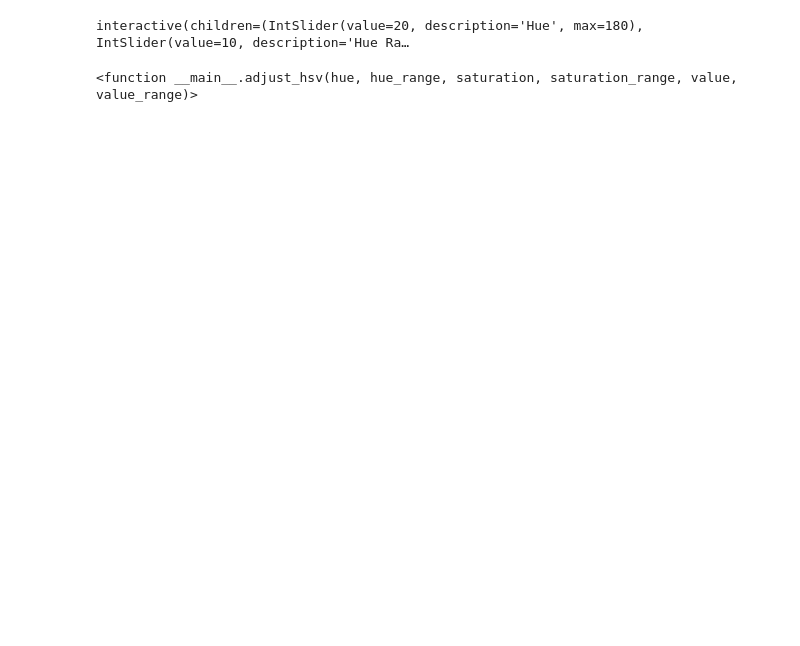
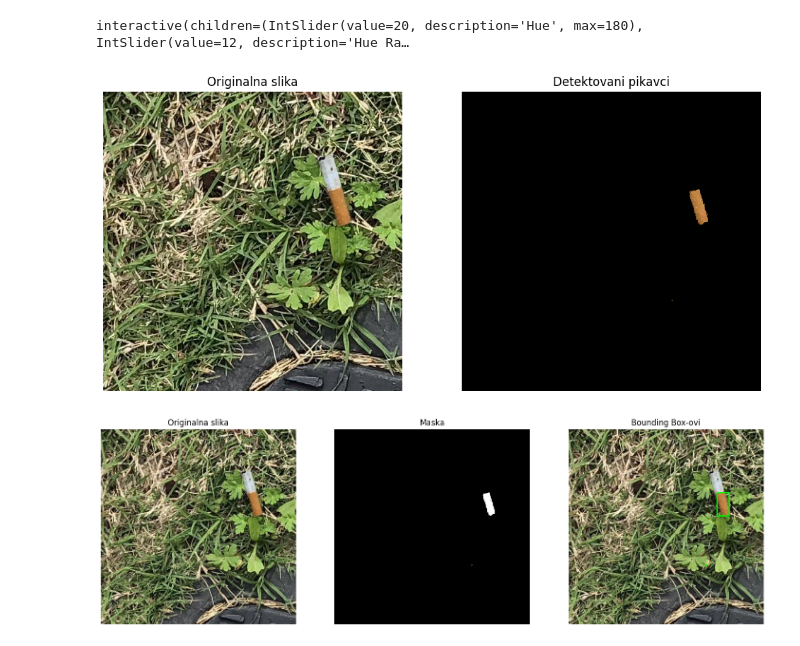
Before and after one commit to danilobajic/ADOS, a Jupyter notebook: InteraktivniHSV.ipynb, the cells around one changed output. Drawn from its saved outputs; the diff is of its cells as text; code cells hidden in the pictures; blank space fills up the shorter version.

Commit message:
Adding funciton to draw a bounding box around mask

```diff
--- a/InteraktivniHSV.ipynb
+++ b/InteraktivniHSV.ipynb
@@ -22,13 +22,39 @@ def adjust_hsv(hue, hue_range, saturation, saturation_range, value, value_range)
     plt.axis('off')
     plt.show()
 
-interact(adjust_hsv,
+    return mask
+
+# Interaktivno podešavanje parametara HSV
+mask = interact(adjust_hsv,
          hue=IntSlider(min=0, max=180, step=1, value=20, description='Hue'),
-         hue_range=IntSlider(min=0, max=50, step=1, value=10, description='Hue Range'),
-         saturation=IntSlider(min=0, max=255, step=1, value=100, description='Saturation'),
-         saturation_range=IntSlider(min=0, max=100, step=1, value=50, description='Saturation Range'),
-         value=IntSlider(min=0, max=255, step=1, value=150, description='Value'),
-         value_range=IntSlider(min=0, max=100, step=1, value=50, description='Value Range'))
+         hue_range=IntSlider(min=0, max=50, step=1, value=12, description='Hue Range'),
+         saturation=IntSlider(min=0, max=255, step=1, value=245, description='Saturation'),
+         saturation_range=IntSlider(min=0, max=100, step=1, value=100, description='Saturation Range'),
+         value=IntSlider(min=0, max=255, step=1, value=240, description='Value'),
+         value_range=IntSlider(min=0, max=100, step=1, value=100, description='Value Range'))
 # %% [output]
-interactive(children=(IntSlider(value=20, description='Hue', max=180), IntSlider(value=10, description='Hue Ra…
+interactive(children=(IntSlider(value=20, description='Hue', max=180), IntSlider(value=12, description='Hue Ra…
-<function __main__.adjust_hsv(hue, hue_range, saturation, saturation_range, value, value_range)>
+# %%
+def draw_bounding_boxes(mask):
+    contours, _ = cv2.findContours(mask, cv2.RETR_EXTERNAL, cv2.CHAIN_APPROX_SIMPLE)
+
+    img_with_boxes = img.copy()
+
+    for contour in contours:
+        x, y, w, h = cv2.boundingRect(contour)
+        cv2.rectangle(img_with_boxes, (x, y), (x + w, y + h), (0, 255, 0), 2)
+
+    plt.figure(figsize=(18, 6))
+    plt.subplot(131), plt.imshow(cv2.cvtColor(img, cv2.COLOR_BGR2RGB)), plt.title('Originalna slika')
+    plt.axis('off')
+    plt.subplot(132), plt.imshow(mask, cmap='gray'), plt.title('Maska')
+    plt.axis('off')
+    plt.subplot(133), plt.imshow(cv2.cvtColor(img_with_boxes, cv2.COLOR_BGR2RGB)), plt.title('Bounding Box-ovi')
+    plt.axis('off')
+    plt.show()
+
+mask = adjust_hsv(20, 12, 245, 100, 240, 100)  # Ovde unesite vrednosti koje ste podesili
+draw_bounding_boxes(mask)
+# %% [output]
+[figure, added]
+[figure, added]
```
